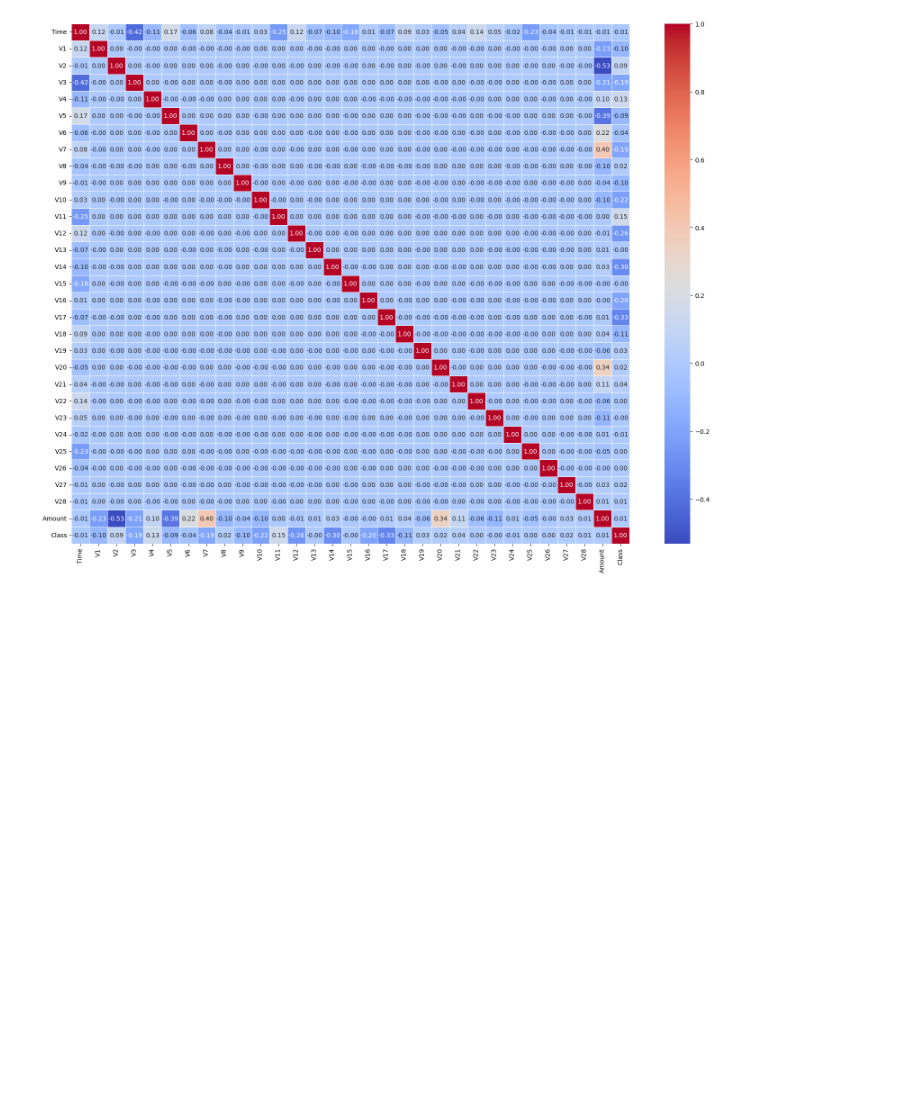
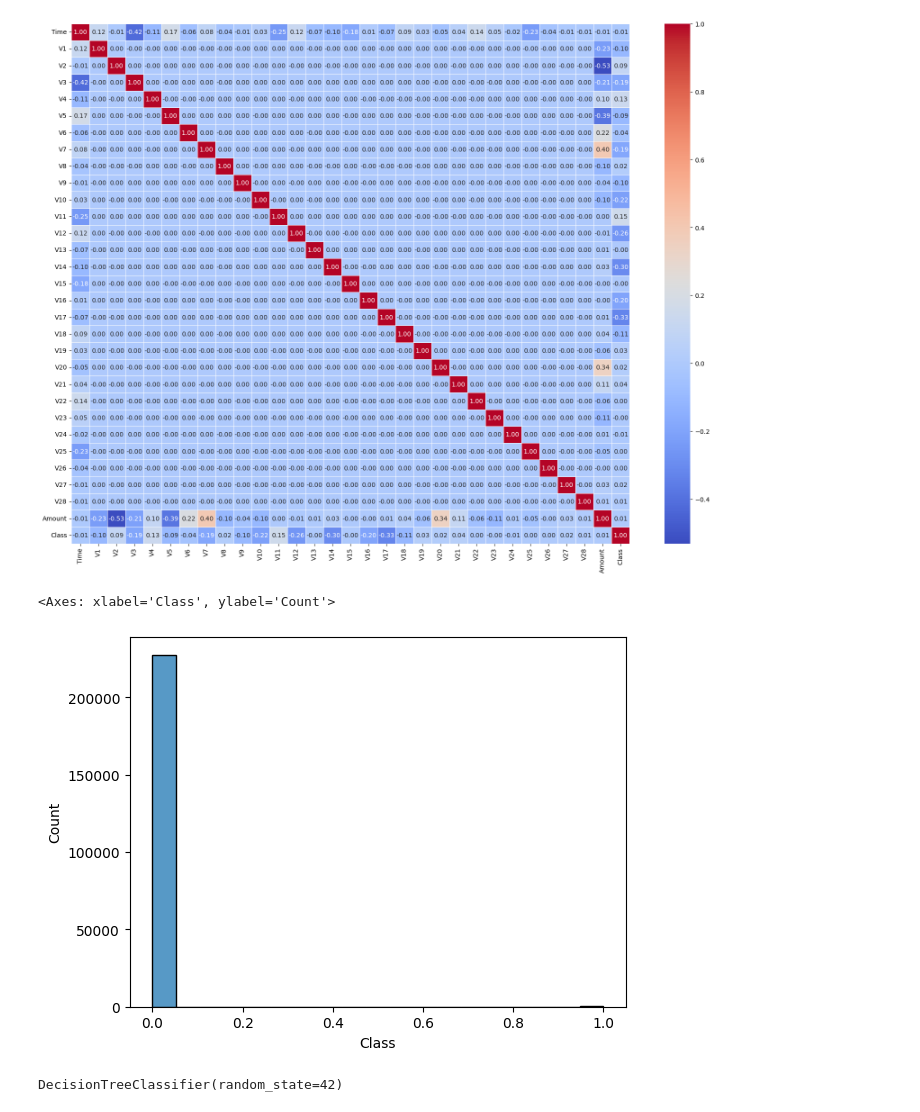
Before and after one commit to Gaurav4604/14DayMLChallenge, a Jupyter notebook: day_3.ipynb, the cells around one changed output. Drawn from its saved outputs; the diff is of its cells as text; code cells hidden in the pictures; blank space fills up the shorter version.

```diff
--- a/day_3.ipynb
+++ b/day_3.ipynb
@@ -27,3 +26,25 @@ sns.heatmap(
 # %% [output]
 <Axes: >
 [figure]
+# %%
+from sklearn.model_selection import train_test_split
+
+X = creditcard.drop("Class", axis=1)
+y = creditcard["Class"]
+
+X_train, X_test, y_train, y_test = train_test_split(
+    X, y, test_size=0.2, random_state=42, stratify=y
+)
+# %%
+sns.histplot(data=y_train)
+# %% [output]
+<Axes: xlabel='Class', ylabel='Count'>
+[figure, added]
+# %%
+from sklearn.tree import DecisionTreeClassifier
+
+# Initialize and train the classifier
+clf = DecisionTreeClassifier(random_state=42)
+clf.fit(X_train, y_train)
+# %% [output]
+DecisionTreeClassifier(random_state=42)
```
Also changed, not shown: parts of 6 cells of this notebook.
